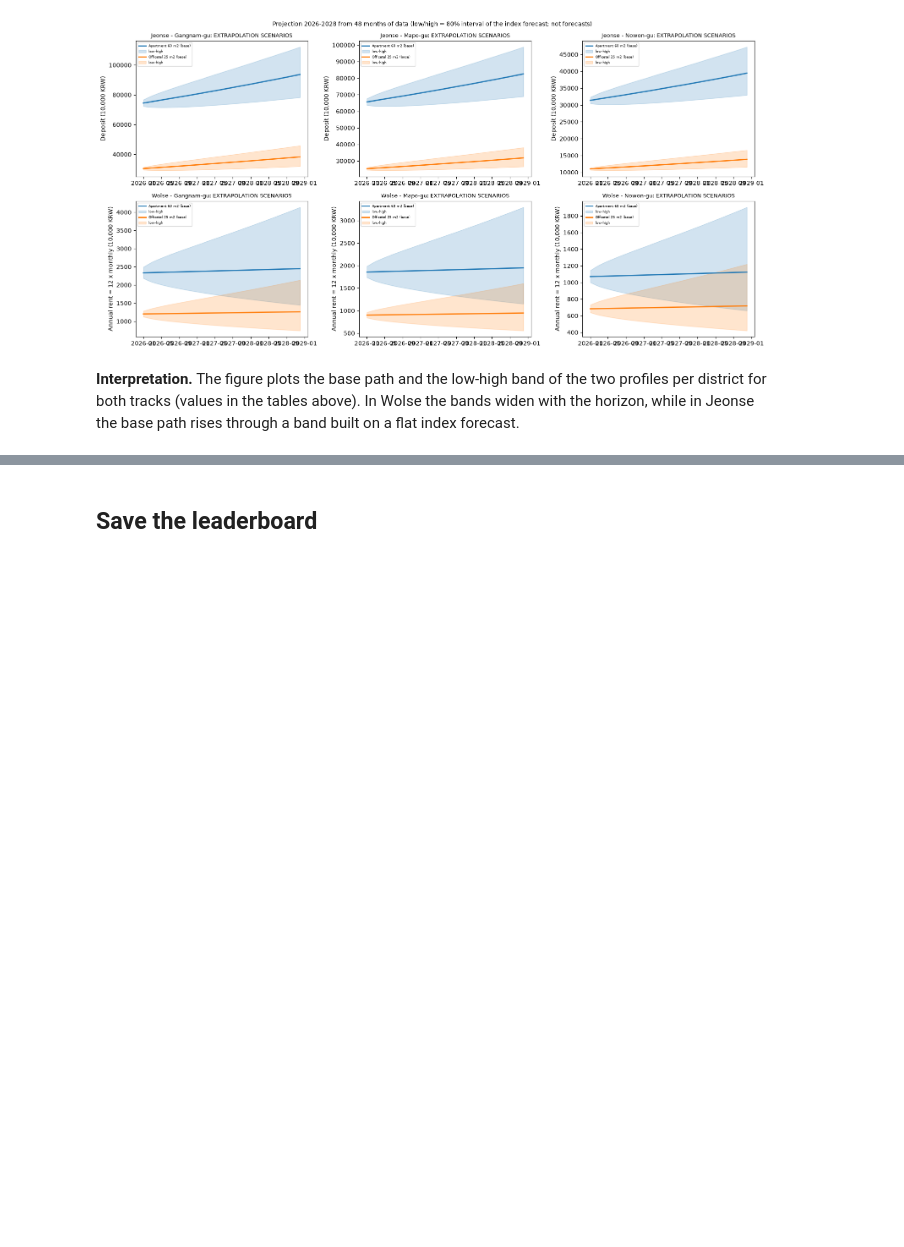
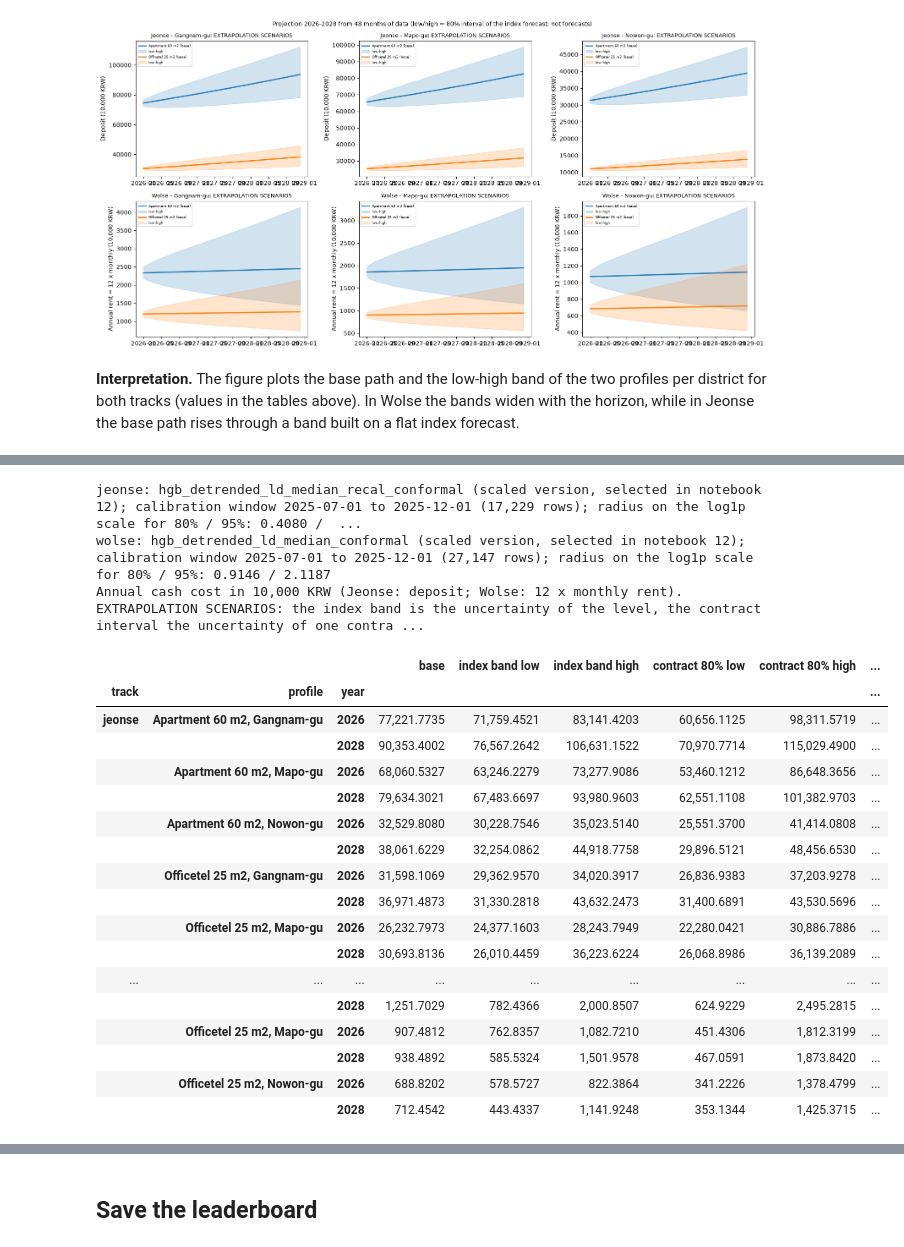
Before and after one commit to moliiner/rent_analysis_seoul, a Jupyter notebook: notebooks/09_model_comparison_projection.ipynb, the cells around one changed output, grey strips where cells are left out. Cells and saved outputs as stored; diff of their text form; code cells hidden in the pictures; blank space fills up the shorter version.

Commit message:
feat: calibrated prediction intervals for the chosen model

```diff
--- a/notebooks/09_model_comparison_projection.ipynb
+++ b/notebooks/09_model_comparison_projection.ipynb
@@ -601,0 +606,53 @@ plt.tight_layout(); plt.savefig(config.FIGURES_DIR / '09_projection_scenarios.pn
+# %%
+from rent_model.conformal import calibrate, intervals
+from rent_model.recipes import ModelRecipe
+
+cal_final, version = {}, {}
+for track in config.TRACKS:
+    winner = selection[track]['winner']
+    meta = json.loads((config.METRICS_DIR / f'{track}__{winner}_conformal.json').read_text(encoding='utf-8'))[-1]['meta']
+    version[track] = meta['version']
+    params = json.loads((config.METRICS_DIR / f'{track}__{winner}.json').read_text(encoding='utf-8'))[-1]['meta']['params']
+    cal_final[track] = calibrate(lambda: ModelRecipe(winner, track, params=params), select_track(df, track), track)       # fit window = all 2022-2025 rows
+    cal = cal_final[track]
+    radius = cal.q_scaled if version[track] == 'scaled' else cal.q
+    print(f"{track}: {winner}_conformal ({version[track]} version, selected in notebook 12); calibration window {cal.start} to {cal.last} ({cal.n:,} rows); "
+          f"radius on the log1p scale for 80% / 95%: {radius[0.8]:.4f} / {radius[0.95]:.4f}")
+
+rows = []
+for track in config.TRACKS:
+    cal, scaled, factor = cal_final[track], version[track] == 'scaled', (12 if track == 'wolse' else 1)
+    for btype, area, district in PROFILES:
+        table = projection[(track, f'{btype} {area:.0f} m2, {district}')]
+        for year in (2026, 2028):
+            m = table[table.index.year == year]
+            iv = intervals(np.array([m['base'].mean()]), cal, groups=[btype], scaled=scaled)
+            rows.append({'track': track, 'profile': f'{btype} {area:.0f} m2, {district}', 'year': year, 'base': m['base'].mean() * factor,
+                         'index band low': m['low'].mean() * factor, 'index band high': m['high'].mean() * factor,
+                         'contract 80% low': iv[0.8][0][0] * factor, 'contract 80% high': iv[0.8][1][0] * factor,
+                         'contract 95% low': iv[0.95][0][0] * factor, 'contract 95% high': iv[0.95][1][0] * factor})
+conformal_table = pd.DataFrame(rows).set_index(['track', 'profile', 'year'])
+print('Annual cash cost in 10,000 KRW (Jeonse: deposit; Wolse: 12 x monthly rent). EXTRAPOLATION SCENARIOS: the index band is the uncertainty of the level, the contract interval the uncertainty of one contract.')
+display(conformal_table)
+# %% [output]
+jeonse: hgb_detrended_ld_median_recal_conformal (scaled version, selected in notebook 12); calibration window 2025-07-01 to 2025-12-01 (17,229 rows); radius on the log1p scale for 80% / 95%: 0.4080 /  ...
+wolse: hgb_detrended_ld_median_conformal (scaled version, selected in notebook 12); calibration window 2025-07-01 to 2025-12-01 (27,147 rows); radius on the log1p scale for 80% / 95%: 0.9146 / 2.1187
+Annual cash cost in 10,000 KRW (Jeonse: deposit; Wolse: 12 x monthly rent). EXTRAPOLATION SCENARIOS: the index band is the uncertainty of the level, the contract interval the uncertainty of one contra ...
+|  |  |  | base | index band low | index band high | contract 80% low | contract 80% high | ... |
+| track | profile | year |  |  |  |  |  | ... |
+| jeonse | Apartment 60 m2, Gangnam-gu | 2026 | 77,221.7735 | 71,759.4521 | 83,141.4203 | 60,656.1125 | 98,311.5719 | ... |
+|  |  | 2028 | 90,353.4002 | 76,567.2642 | 106,631.1522 | 70,970.7714 | 115,029.4900 | ... |
+|  | Apartment 60 m2, Mapo-gu | 2026 | 68,060.5327 | 63,246.2279 | 73,277.9086 | 53,460.1212 | 86,648.3656 | ... |
+|  |  | 2028 | 79,634.3021 | 67,483.6697 | 93,980.9603 | 62,551.1108 | 101,382.9703 | ... |
+|  | Apartment 60 m2, Nowon-gu | 2026 | 32,529.8080 | 30,228.7546 | 35,023.5140 | 25,551.3700 | 41,414.0808 | ... |
+|  |  | 2028 | 38,061.6229 | 32,254.0862 | 44,918.7758 | 29,896.5121 | 48,456.6530 | ... |
+|  | Officetel 25 m2, Gangnam-gu | 2026 | 31,598.1069 | 29,362.9570 | 34,020.3917 | 26,836.9383 | 37,203.9278 | ... |
+|  |  | 2028 | 36,971.4873 | 31,330.2818 | 43,632.2473 | 31,400.6891 | 43,530.5696 | ... |
+|  | Officetel 25 m2, Mapo-gu | 2026 | 26,232.7973 | 24,377.1603 | 28,243.7949 | 22,280.0421 | 30,886.7886 | ... |
+|  |  | 2028 | 30,693.8136 | 26,010.4459 | 36,223.6224 | 26,068.8986 | 36,139.2089 | ... |
+| ... | ... | ... | ... | ... | ... | ... | ... | ... |
+|  |  | 2028 | 1,251.7029 | 782.4366 | 2,000.8507 | 624.9229 | 2,495.2815 | ... |
+|  | Officetel 25 m2, Mapo-gu | 2026 | 907.4812 | 762.8357 | 1,082.7210 | 451.4306 | 1,812.3199 | ... |
+|  |  | 2028 | 938.4892 | 585.5324 | 1,501.9578 | 467.0591 | 1,873.8420 | ... |
+|  | Officetel 25 m2, Nowon-gu | 2026 | 688.8202 | 578.5727 | 822.3864 | 341.2226 | 1,378.4799 | ... |
+|  |  | 2028 | 712.4542 | 443.4337 | 1,141.9248 | 353.1344 | 1,425.3715 | ... |
```
Also changed, not shown: parts of 5 cells of this notebook, 13 other files.
